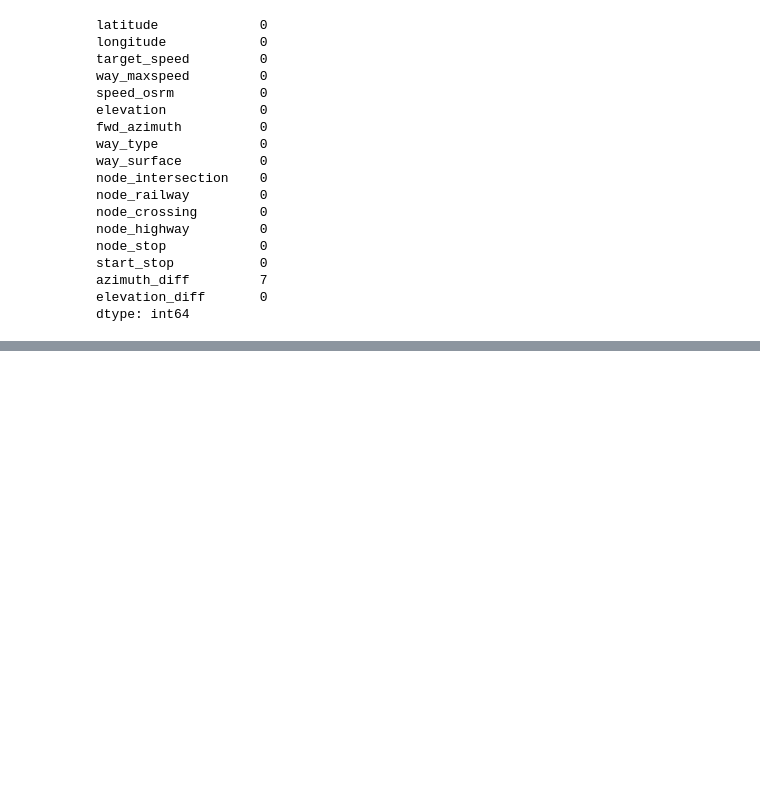
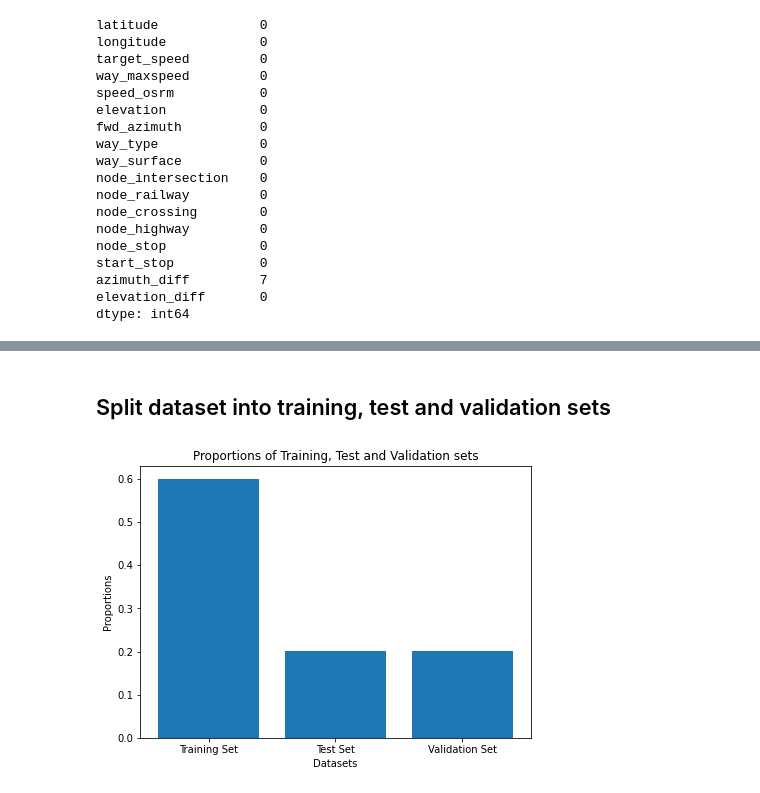
Before and after one commit to jesseg102/ADS-508--Cloud-Computing, a Jupyter notebook: final_project.ipynb, the cells around one changed output, grey strips where cells are left out. Drawn from its saved outputs; the diff is of its cells as text; code cells hidden in the pictures; blank space fills up the shorter version.

Commit message:
Data Preprocessing and partitioning

```diff
--- a/final_project.ipynb
+++ b/final_project.ipynb
@@ -296,0 +346,5 @@ vehicle_speed_df = vehicle_speed_df.dropna(subset=['azimuth_diff'], inplace=True
+# %%
+# Convert categorical variables to dummy variables
+
+final_df = pd.get_dummies(final_df, columns= ['way_type'], drop_first=True)
+final_df.head()
@@ -296,0 +362,32 @@ vehicle_speed_df = vehicle_speed_df.dropna(subset=['azimuth_diff'], inplace=True
+# %%
+# Separate X and y variables
+
+X = final_df.drop(['target_speed'], axis=1)
+y = final_df['target_speed']
+predictors = X.columns
+outcome = 'target_speed'
+# %% [markdown]
+## Split dataset into training, test and validation sets
+# %%
+# Split the training and test set
+X_train, X_test, y_train, y_test = train_test_split(X, y, test_size=0.4, random_state=1)
+
+# Split the test and validation set
+X_test, X_valid, y_test, y_valid = train_test_split(X_test, y_test, test_size=0.5, random_state=1)
+# %%
+# Proportions of training, test and validation data
+
+train_prop = len(X_train)/len(final_df)
+test_prop = len(X_test)/len(final_df)
+valid_prop = len(X_valid)/len(final_df)
+# %%
+plt.figure(figsize=(7,5))
+labels = ['Training Set', 'Test Set', 'Validation Set']
+proportions = [train_prop, test_prop, valid_prop]
+plt.bar(labels,proportions)
+plt.xlabel("Datasets")
+plt.ylabel("Proportions")
+plt.title("Proportions of Training, Test and Validation sets")
+plt.show()
+# %% [output]
+[figure, added]
```
Also changed, not shown: parts of 25 cells of this notebook.
